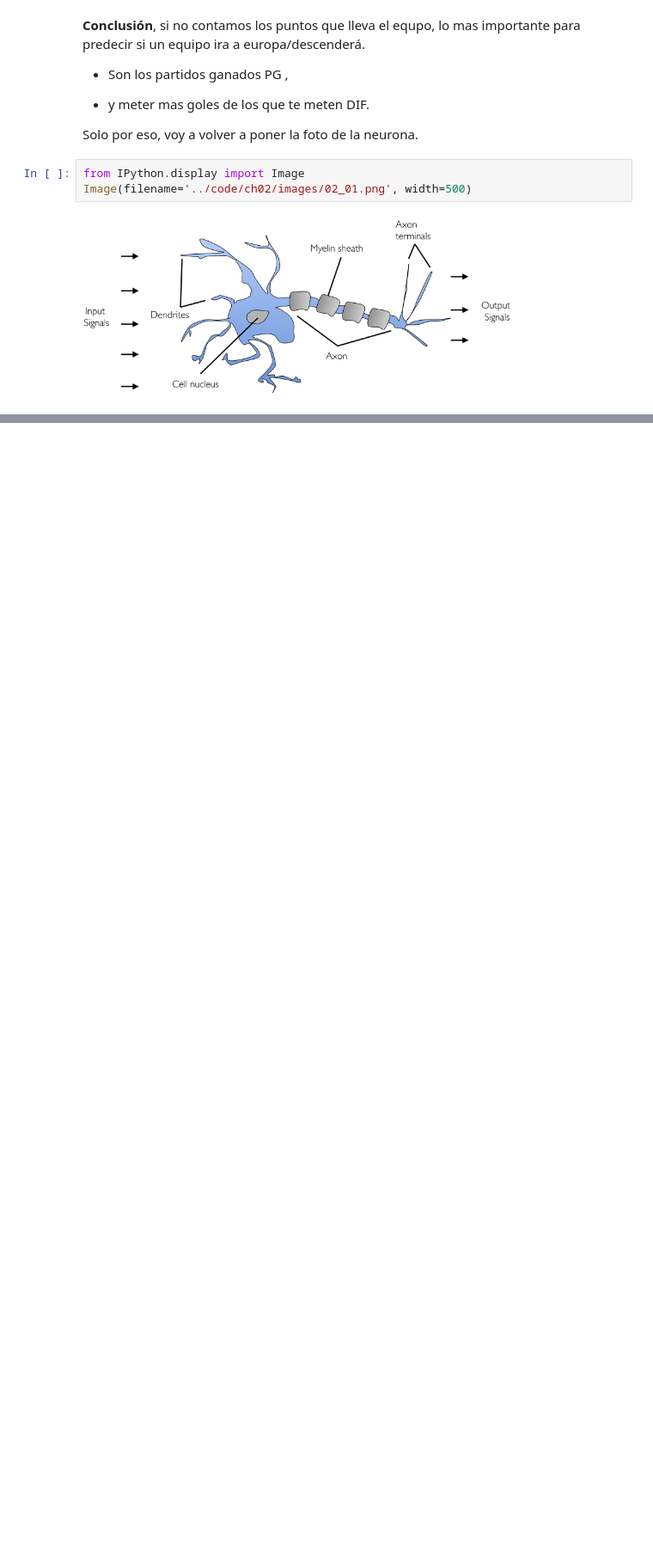
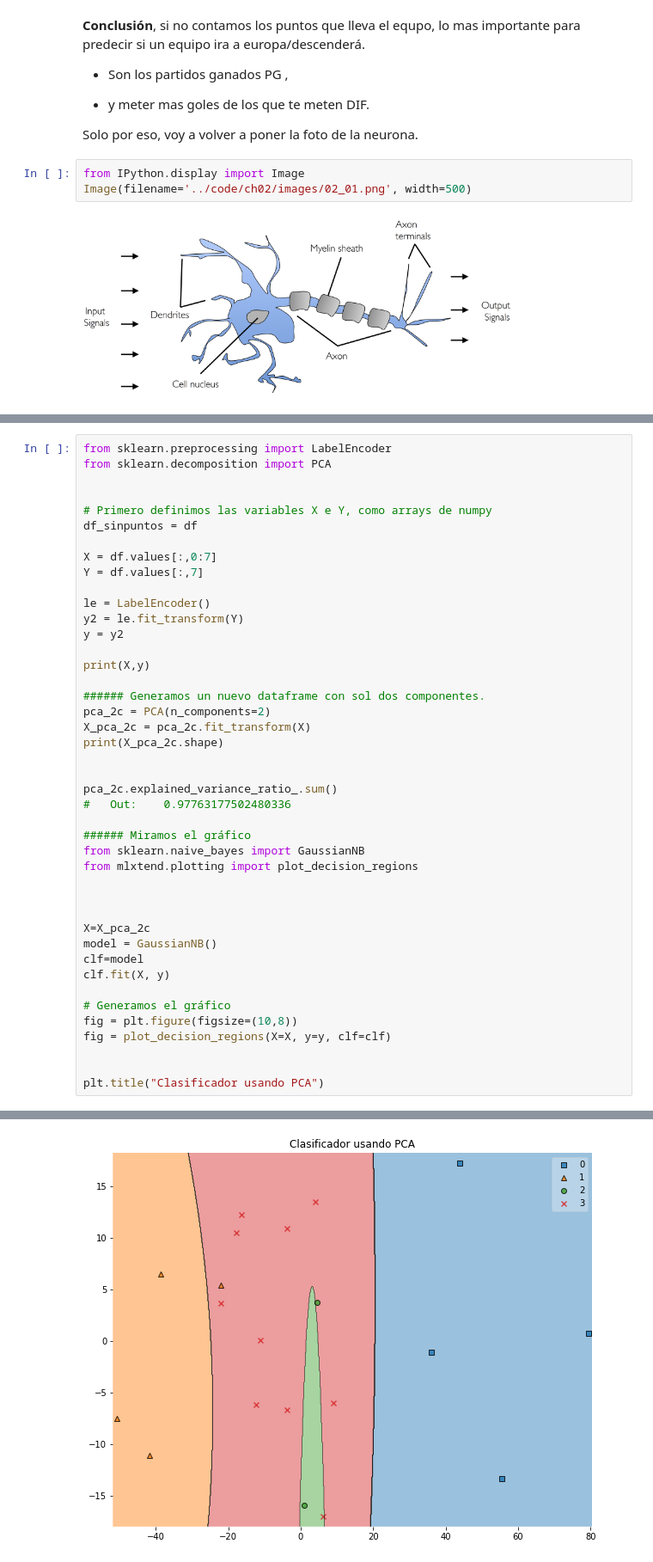
Before and after one commit to jaimevalero/python-machine-learning-book-2nd-edition, a Jupyter notebook: ejercicios/Ejercicio 2 - Feature importances.ipynb, the cells around one changed output, grey strips where cells are left out. Shown at 86% size. Drawn from its saved outputs; the diff is of its cells as text; blank space fills up the shorter version.

```diff
--- a/ejercicios/Ejercicio 2 - Feature importances.ipynb
+++ b/ejercicios/Ejercicio 2 - Feature importances.ipynb
@@ -288,0 +296,44 @@ Image(filename='../code/ch02/images/02_01.png', width=500)
+# %%
+from sklearn.preprocessing import LabelEncoder
+from sklearn.decomposition import PCA
+
+
+# Primero definimos las variables X e Y, como arrays de numpy
+df_sinpuntos = df
+
+X = df.values[:,0:7]
+Y = df.values[:,7]
+
+le = LabelEncoder()
+y2 = le.fit_transform(Y)
+y = y2
+
+print(X,y)
+
+###### Generamos un nuevo dataframe con sol dos componentes.
+pca_2c = PCA(n_components=2)
+X_pca_2c = pca_2c.fit_transform(X)
+print(X_pca_2c.shape)
+
+
+pca_2c.explained_variance_ratio_.sum()
+#   Out:    0.97763177502480336
+
+###### Miramos el gráfico
+from sklearn.naive_bayes import GaussianNB
+from mlxtend.plotting import plot_decision_regions
+
+
+
+X=X_pca_2c
+model = GaussianNB()
+clf=model
+clf.fit(X, y)
+
+# Generamos el gráfico
+fig = plt.figure(figsize=(10,8))
+fig = plot_decision_regions(X=X, y=y, clf=clf)
+
+
+plt.title("Clasificador usando PCA")
+# %% [output]
@@ -288,0 +358 @@ Image(filename='../code/ch02/images/02_01.png', width=500)
+[figure, added]
```
Also changed, not shown: parts of 7 cells of this notebook, 3 other files.
